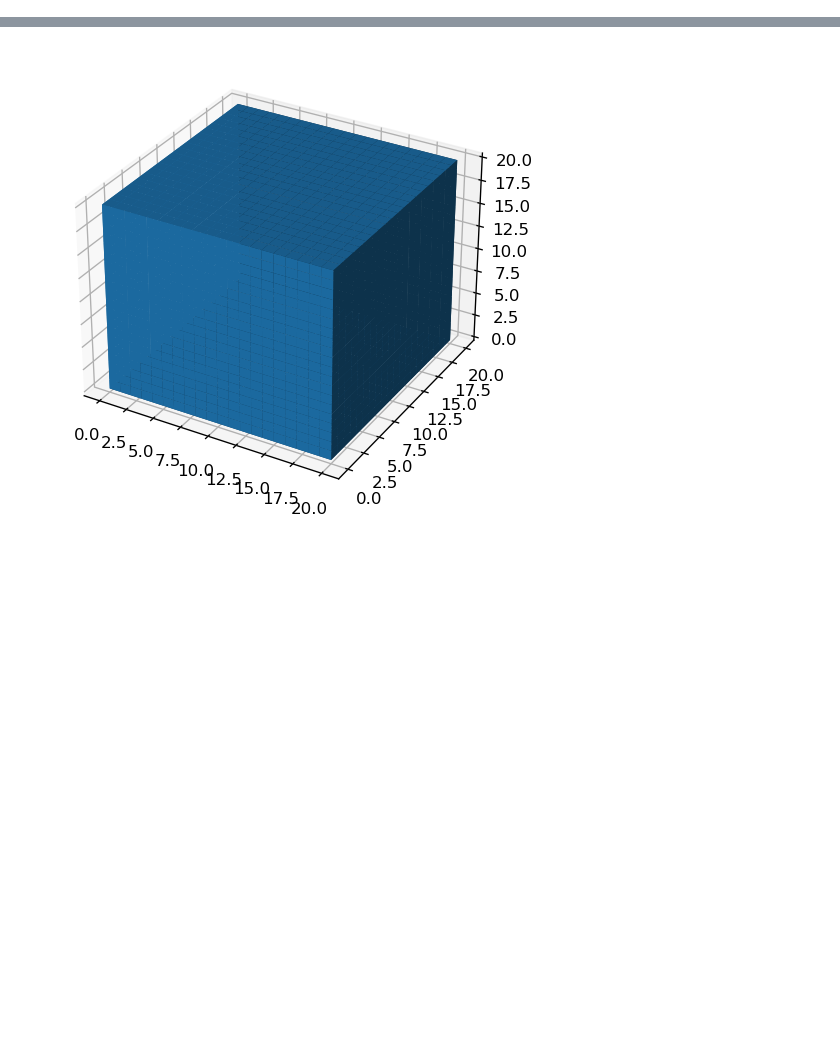
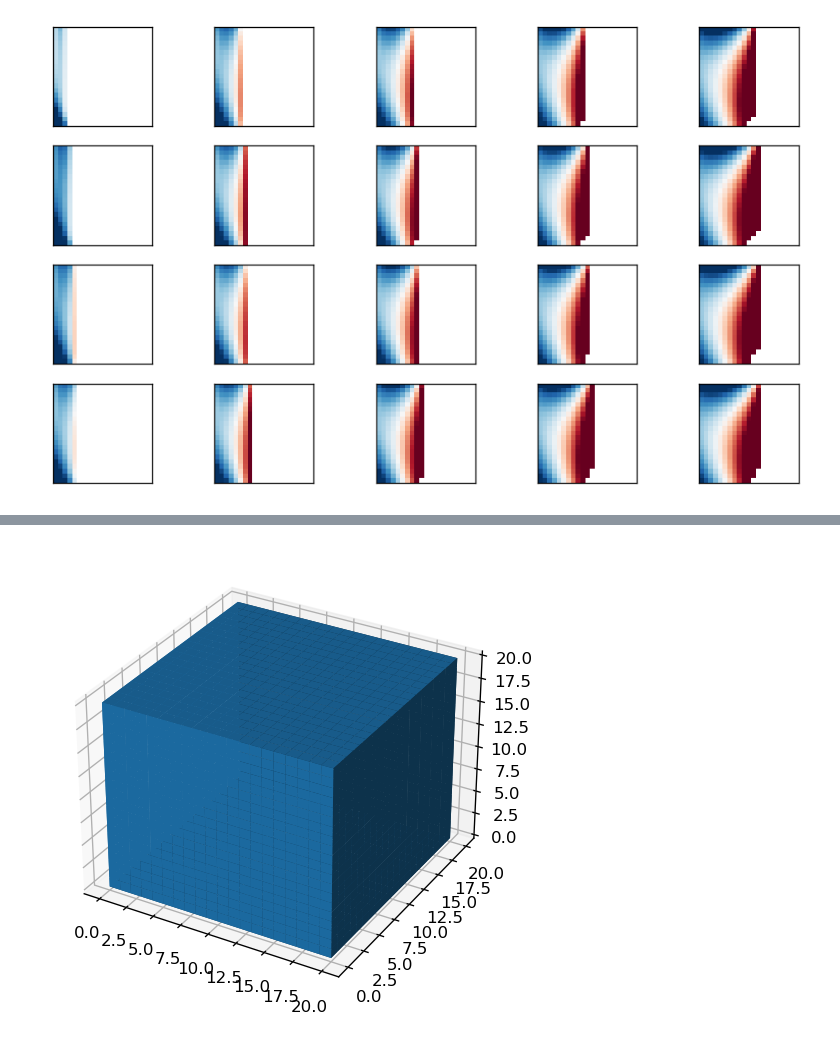
Before and after one commit to jyKim-97/hh_neuralnet, a Jupyter notebook: single_model_parameter/visualzie_result.ipynb, the cells around one changed output, grey strips where cells are left out. Saved outputs shown, nothing was run; the diff lists cells and outputs as text; code cells hidden in the pictures; blank space fills up the shorter version.

Commit message:
single cell parameter search

```diff
--- a/single_model_parameter/visualzie_result.ipynb
+++ b/single_model_parameter/visualzie_result.ipynb
@@ -3,0 +54,26 @@ import matplotlib.pyplot as plt
+# %%
+frs, params, param_names = read_firing_rate("./firing_rate_mpi.txt", "params.txt")
+# %%
+dfr = frs - pv_rate.reshape([1,1,-1])
+dfr[frs == 0] = np.nan
+# %%
+# r = [20, 10]/
+
+fig, axs = plt.subplots(4, 5, dpi=120, figsize=(10, 6))
+
+for n in range(20):
+    i = n//4
+    j = n%4
+    plt.axes(axs[j][i])
+    plt.imshow(dfr[:,:,n], cmap="RdBu", vmax=30, vmin=-30)
+    plt.xticks([])
+    plt.yticks([])
+plt.show()
+
+# for i,n in enumerate(range(0,20,2)):
+#     plt.axes(axs[i])
+#     plt.imshow(dfr[:,:,n], cmap="RdBu", vmax=30, vmin=-30)
+#     # plt.plot(r[0], r[1], 'ko')
+#     plt.colorbar()
+# %% [output]
+[figure, added]
```
Also changed, not shown: parts of 23 cells of this notebook, 4 other files.
